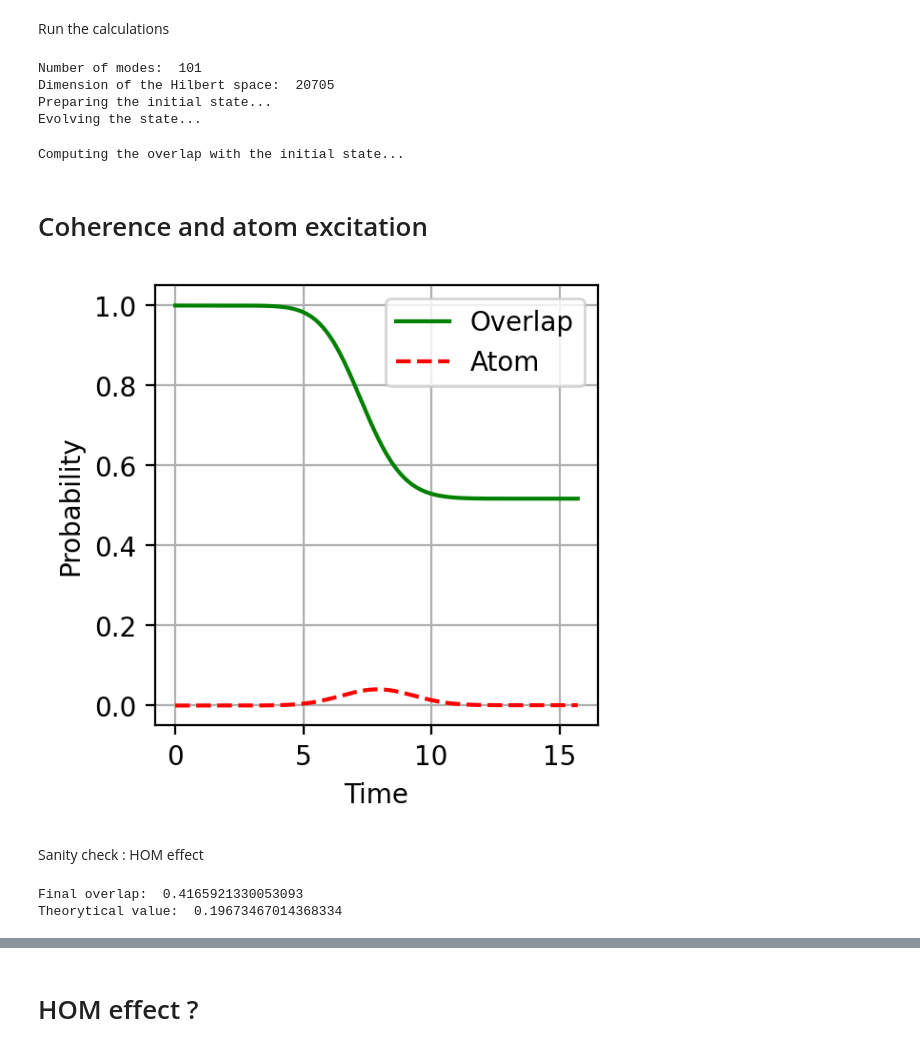
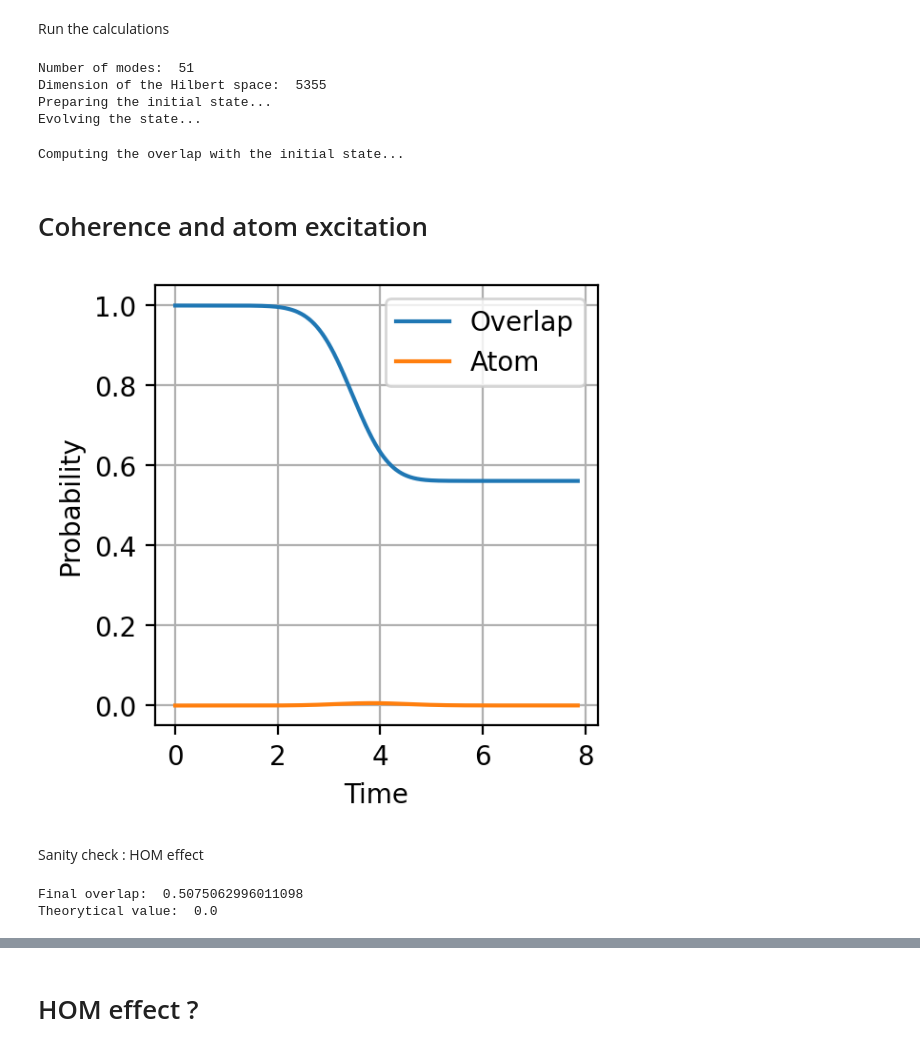
Before and after one commit to rpiron/nii_internship, a Jupyter notebook: beamsplitter/BS_interaction_fast_two_waveguide.ipynb, the cells around one changed output, grey strips where cells are left out. Saved outputs shown, nothing was run; the diff lists cells and outputs as text; code cells hidden in the pictures.

```diff
--- a/beamsplitter/BS_interaction_fast_two_waveguide.ipynb
+++ b/beamsplitter/BS_interaction_fast_two_waveguide.ipynb
@@ -46,7 +46,24 @@ def update_state(c,b,g_0,omega_tab,omega_A,L,t, dt):
     g_matrix = np.concatenate((g_matrix_individual, g_matrix_individual))
 
     c_new = b[:, np.newaxis] * np.conjugate(g_matrix)[np.newaxis, :]
-    b_new = c @ g_matrix + g_matrix.T @ c
+    b_new = (c @ g_matrix + g_matrix.T @ c)
+
+    #try a dummy way to be sure I am not messing up with numpy
+    #c_new = np.zeros_like(c, dtype=complex)
+    #b_new = np.zeros_like(b, dtype=complex)
+    #n_modes = len(omega_tab)
+
+    #for i in range(2*n_modes):
+    #    for j in range(2*n_modes):
+    #        c_new[i,j] = b[i] * np.conjugate(g_matrix[j])
+
+    #for i in range(2*n_modes):
+    #    first_contrib = 0
+    #    second_contrib = 0
+    #    for j in range(2*n_modes):
+    #        first_contrib += c[i,j] * g_matrix[j]
+    #        second_contrib += g_matrix[j] * c[j,i]
+    #    b_new[i] = first_contrib + second_contrib
 
     return -1j* dt * c_new, -1j * dt * b_new
 # %% [markdown]
@@ -174,14 +195,14 @@ def get_data_bs_fast(L, T, dt, omega_0, omega_A, omega_max, g_0, sigma, x_0, x_1
 # %% [markdown]
 Some checks
 # %%
-L = 10*pi
+L = 5*pi
 T = L/2
-dt = 0.005
+dt = 0.01
 
 #Jaynes-Cummings parameter g_0 and energies
 g_0 = 1
 omega_A = 3
-omega_0 = 6.6
+omega_0 = 6.7
 omega_max = 10
 
 #initial photon wavepacket parameters
@@ -189,7 +210,7 @@ sigma = L/16
 sigma_momentum = 1/sigma
 
 x_0 = -L/4
-delta_x = 0
+delta_x = 0*sigma
 x_1 = x_0 + delta_x
 
 #check some parameters
@@ -202,8 +223,8 @@ Run the calculations
 # %%
 c_array, b_array, overlap_tab = get_data_bs_fast(L, T, dt, omega_0, omega_A, omega_max, g_0, sigma, x_0, x_1, print_info = True, progress_bar=True)
 # %% [output]
-Number of modes:  101
-Dimension of the Hilbert space:  20705
+Number of modes:  51
+Dimension of the Hilbert space:  5355
 Preparing the initial state...
 Evolving the state...
 Computing the overlap with the initial state...
@@ -223,22 +243,22 @@ for i in tqdm(range(nb_pts_time)):
     atom_excitation[i] = np.sum(np.abs(b_current)**2)
 # %%
 fig, ax = plt.subplots(1,1, figsize=(3,3), dpi=resol)
-ax.plot(time_array, overlap_tab, label='Overlap', color='green')
+ax.plot(time_array, overlap_tab, label='Overlap')
 #ax.plot(time_array, coherence,label='Coherence', linestyle='-', color='blue', alpha=0.5)
-ax.plot(time_array, atom_excitation,label='Atom', linestyle='--', color='red')
+ax.plot(time_array, atom_excitation,label='Atom')
 ax.set_xlabel('Time')
 ax.set_ylabel('Probability')
 ax.legend()
 ax.grid()
 
 plt.show()
 # %% [output]
-[figure, old version]
+[figure, new version]
 # %% [markdown]
 Sanity check : HOM effect
 # %%
 print("Final overlap: ", overlap_tab[-1])
 print("Theorytical value: ", 0.5 * (1 - np.exp(-0.5 * (np.abs(x_0 - x_1) / sigma)**2)))
 # %% [output]
-Final overlap:  0.4165921330053093
-Theorytical value:  0.19673467014368334
+Final overlap:  0.5075062996011098
+Theorytical value:  0.0
```
Also changed, not shown: parts of 6 cells of this notebook, 2 other files.
